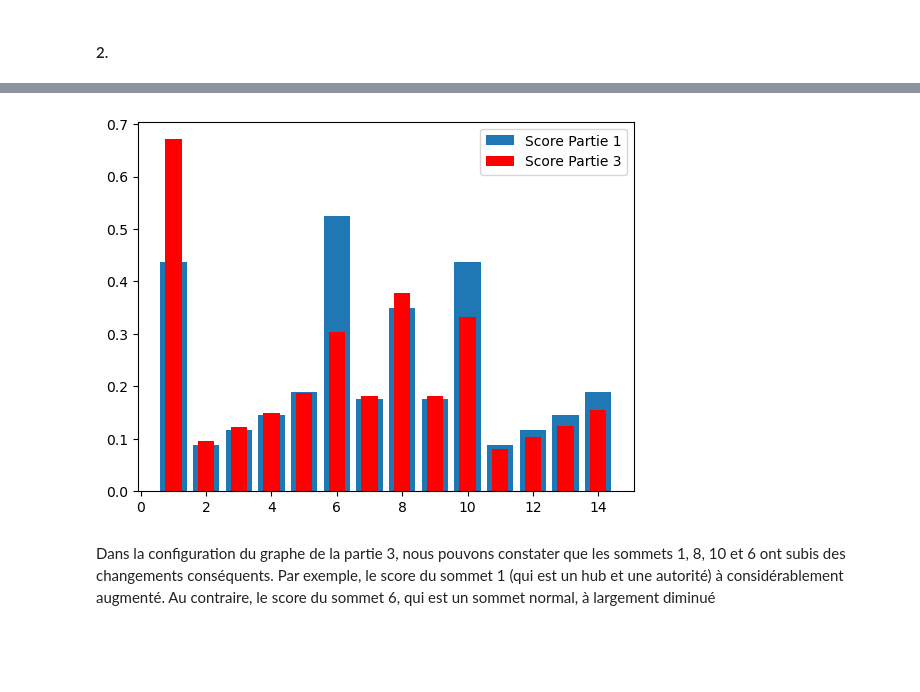
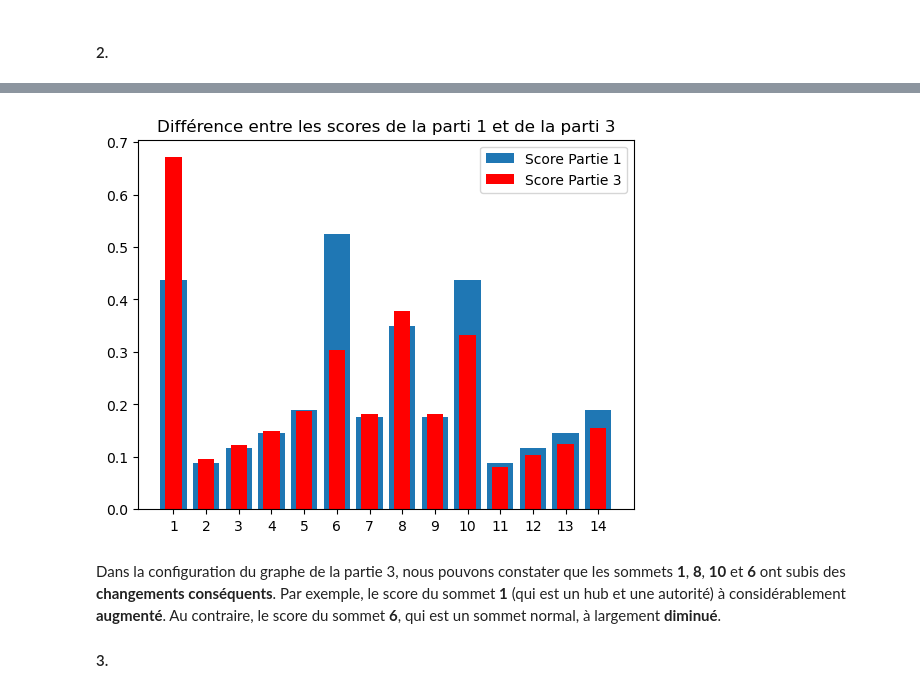
Before and after one commit to BAURENS-TORRENTE-Valentin-24006115/S2.02, a Jupyter notebook: Untitled.ipynb, the cells around one changed output, grey strips where cells are left out. Drawn from its saved outputs; the diff is of its cells as text; code cells hidden in the pictures; blank space fills up the shorter version.

```diff
--- a/Untitled.ipynb
+++ b/Untitled.ipynb
@@ -119,11 +140,11 @@ A_partie2 = np.array([[0,0,0,0,0],
 
 Q2,R2 = PageRank1(A_partie2)
 print("Score de chaque noeuds: ")
-for i in range(0,len(R[1])):
-    print(i+1,":", R[1][i])
+for i in range(0,len(R2[1])):
+    print(i+1,":", R2[1][i])
 
-print("Valeur propres: ", R[0]) # devrait être proche de 1
-print("Verification : ",norme(np.dot(Q,R[1]) - R[0] * R[1] ), "\n") # doit être proche de 0
-print("r ≈ Qr :", np.dot(Q,R[1]) - R[1] < 1e-5 ) # doit être un vecteur de True
+print("Valeur propres: ", R2[0]) # devrait être proche de 1
+print("Verification : ",norme(np.dot(Q2,R2[1]) - R2[0] * R2[1] ), "\n") # doit être proche de 0
+print("r ≈ Qr :", np.dot(Q2,R2[1]) - R2[1] < 1e-5 ) # doit être un vecteur de True
 # %% [output]
 Score de chaque noeuds:
@@ -153,11 +164,27 @@ En appliquant l'algorithme de la Partie 1 au graphe de la Partie 2, on obtient d
 # %%
 # Fonction pour calculer la matrice stochastique
 def stochastique(Q, Nj, alpha):
+    """
+    Renvoie une matrice stochastique de la matrice Q a l'aide de Nj et d'alpha
+        in: Q [array of array int/float]
+            Nj [array int]
+            alpha [float]
+
+        out: P [array of array float]
+    """
     N = len(Q)
     P = np.where(Nj != 0, alpha * Q + (1-alpha)/N, 1/N)
     return P
 
 def PageRank2(A,alpha=0.85):
+    """
+    Renvoie score de chaque page d'apres une matrice d'adjacence selon la demande de la partie 2
+        in: A [array of array int/float]
+            alpha=0.85 [float]
+
+        out: Q [array of array float]
+             R[Valeur propre [float], Vecteur propre [array float]]
+    """
     C = A.T #Transposée de A
 
     # Calcul de la matrice des dégrés entrants
@@ -180,11 +207,11 @@ def PageRank2(A,alpha=0.85):
 P2, R2 = PageRank2(A_partie2)
 # Affichage des résultats
 print("Score de chaque page:")
-for i in range(0,len(R[1])):
-    print(i+1,":", R[1][i])
+for i in range(0,len(R2[1])):
+    print(i+1,":", R2[1][i])
 
-print("Valeur propres :",R[0]) # Devrait etre proche de 1
-print("Verification :",norme(np.dot(P,R[1]) - R[0] * R[1] )) # Devrait etre proche de 0
-print("r ≈ Pr :", np.dot(P,R[1]) - R[1] < 1e-5 ) # Devrait renvoyer un vecteur de True
+print("Valeur propres :",R2[0]) # Devrait etre proche de 1
+print("Verification :",norme(np.dot(P2,R2[1]) - R2[0] * R2[1] )) # Devrait etre proche de 0
+print("r ≈ Pr :", np.dot(P2,R2[1]) - R2[1] < 1e-5 ) # Devrait renvoyer un vecteur de True
 # %% [output]
 Score de chaque page:
@@ -215,30 +233,33 @@ Le critère d'arrêt dans l'algorithme de la puissance itérée à comme influen
 # %%
 A_partie3 = np.array([
     [0,1,1,1,1,1,1,1,1,1,0,0,0,0],  # Hub: ajout de liens vers 7,8,9
     [1,0,1,0,1,0,0,0,0,0,0,0,0,0],
     [1,0,0,1,0,0,0,0,0,0,0,0,0,0],
     [1,0,0,0,1,0,0,0,0,0,0,0,0,0],
     [1,0,0,0,0,0,0,0,0,0,0,0,0,0],
     [0,0,0,0,0,0,1,1,1,0,0,0,0,0],
     [1,0,0,0,0,0,0,1,0,0,0,0,0,0],
     [1,0,0,0,0,1,0,0,0,0,0,0,0,0],  # Modifié pour recevoir plus de liens
     [1,0,0,0,0,0,0,1,0,1,0,0,0,0],
     [1,0,0,0,0,1,0,0,0,0,1,1,1,1],  # Hub existant
     [0,0,0,0,0,0,0,0,0,1,0,1,0,1],
     [0,0,0,0,0,0,0,0,0,1,0,0,1,0],
     [0,0,0,0,0,0,0,0,0,1,0,0,0,1],
     [0,0,0,0,0,0,0,1,0,1,0,0,0,0]   # Autorité: reçoit des liens de 1,7,9
 ])
 
 P3, R3 = PageRank2(A_partie3)
 
 # Affichage des resultats
 N = [i for i in range(1,len(A_partie3)+1)]
 plt.bar(N, R1[1], align='center')
 plt.bar(N, R3[1], color='red', width=0.5)
+plt.title("Différence entre les scores de la parti 1 et de la parti 3")
 plt.legend(["Score Partie 1", "Score Partie 3"], loc="upper right")
+plt.xticks(range(int(min(N)), int(max(N))+1, 1))
 plt.show()
 # %% [output]
-[figure, old version]
+[figure, new version]
 # %% [markdown]
-Dans la configuration du graphe de la partie 3, nous pouvons constater que les sommets 1, 8, 10 et 6 ont subis des changements conséquents. Par exemple, le score du sommet 1 (qui est un hub et une autorité) à considérablement augmenté. Au contraire, le score du sommet 6, qui est un sommet normal, à largement diminué
+Dans la configuration du graphe de la partie 3, nous pouvons constater que les sommets **1**, **8**, **10** et **6** ont subis des **changements conséquents**. Par exemple, le score du sommet **1** (qui est un hub et une autorité) à considérablement **augmenté**. Au contraire, le score du sommet **6**, qui est un sommet normal, à largement **diminué**.
+#### 3.
```
Also changed, not shown: parts of 17 cells of this notebook, 1 other file.
